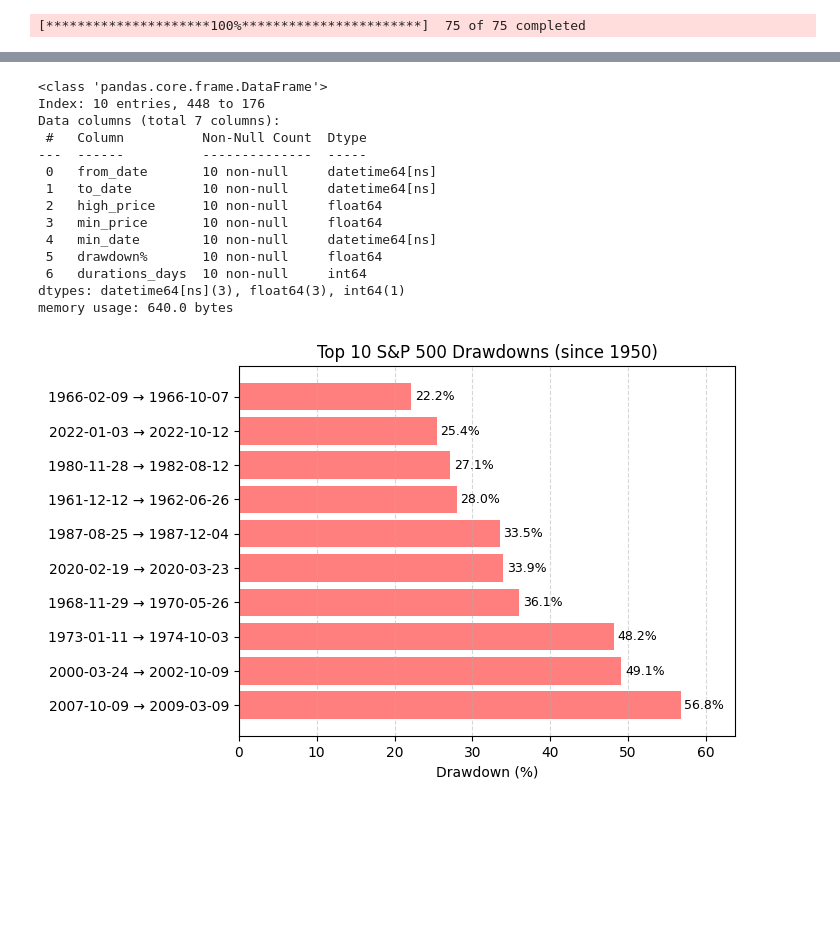
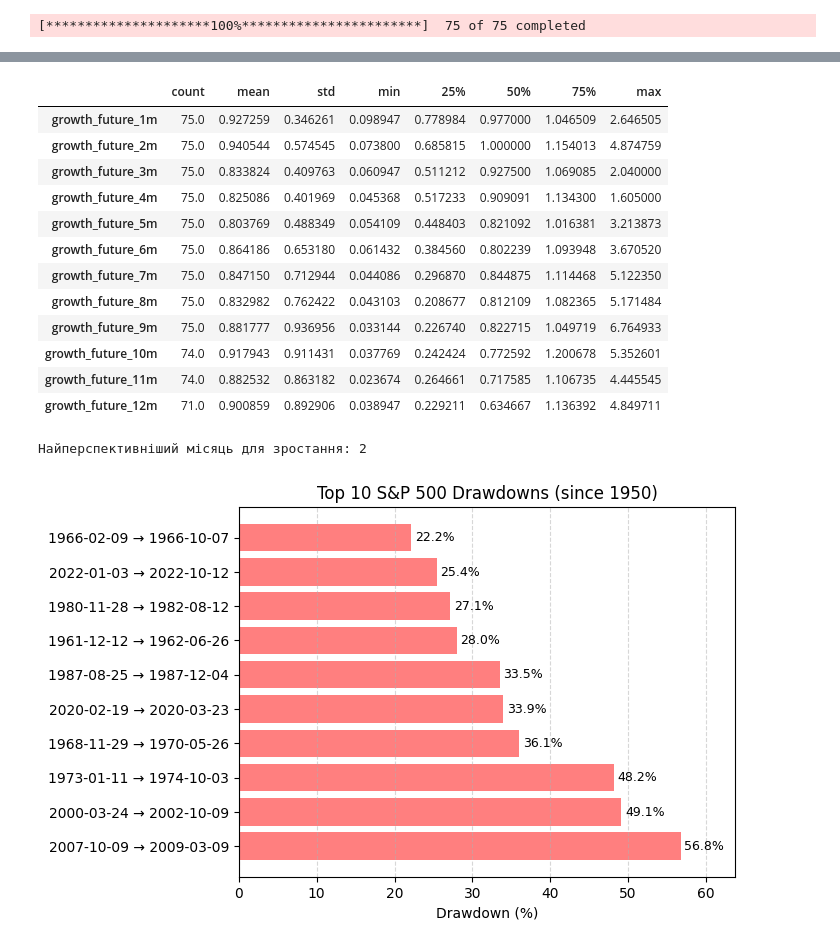
Before and after one commit to Jaguar838/stock-markets-analytics-zoomcamp, a Jupyter notebook: HW/2025/hw-02/hw-02.ipynb, the cells around one changed output, grey strips where cells are left out. Cells and saved outputs as stored; diff of their text form; code cells hidden in the pictures; blank space fills up the shorter version.

```diff
--- a/HW/2025/hw-02/hw-02.ipynb
+++ b/HW/2025/hw-02/hw-02.ipynb
@@ -745,20 +745,30 @@ stats_df
-# %%
-top_drawdowns.info()
-# %% [output]
-<class 'pandas.core.frame.DataFrame'>
-Index: 10 entries, 448 to 176
-Data columns (total 7 columns):
- #   Column          Non-Null Count  Dtype
----  ------          --------------  -----
- 0   from_date       10 non-null     datetime64[ns]
- 1   to_date         10 non-null     datetime64[ns]
- 2   high_price      10 non-null     float64
- 3   min_price       10 non-null     float64
- 4   min_date        10 non-null     datetime64[ns]
- 5   drawdown%       10 non-null     float64
- 6   durations_days  10 non-null     int64
-dtypes: datetime64[ns](3), float64(3), int64(1)
-memory usage: 640.0 bytes
+# %%
+growth_future_df[growth_cols].describe().T
+# %% [output]
+|  | count | mean | std | min | 25% | 50% | 75% | max |
+| growth_future_1m | 75.0 | 0.927259 | 0.346261 | 0.098947 | 0.778984 | 0.977000 | 1.046509 | 2.646505 |
+| growth_future_2m | 75.0 | 0.940544 | 0.574545 | 0.073800 | 0.685815 | 1.000000 | 1.154013 | 4.874759 |
+| growth_future_3m | 75.0 | 0.833824 | 0.409763 | 0.060947 | 0.511212 | 0.927500 | 1.069085 | 2.040000 |
+| growth_future_4m | 75.0 | 0.825086 | 0.401969 | 0.045368 | 0.517233 | 0.909091 | 1.134300 | 1.605000 |
+| growth_future_5m | 75.0 | 0.803769 | 0.488349 | 0.054109 | 0.448403 | 0.821092 | 1.016381 | 3.213873 |
+| growth_future_6m | 75.0 | 0.864186 | 0.653180 | 0.061432 | 0.384560 | 0.802239 | 1.093948 | 3.670520 |
+| growth_future_7m | 75.0 | 0.847150 | 0.712944 | 0.044086 | 0.296870 | 0.844875 | 1.114468 | 5.122350 |
+| growth_future_8m | 75.0 | 0.832982 | 0.762422 | 0.043103 | 0.208677 | 0.812109 | 1.082365 | 5.171484 |
+| growth_future_9m | 75.0 | 0.881777 | 0.936956 | 0.033144 | 0.226740 | 0.822715 | 1.049719 | 6.764933 |
+| growth_future_10m | 74.0 | 0.917943 | 0.911431 | 0.037769 | 0.242424 | 0.772592 | 1.200678 | 5.352601 |
+| growth_future_11m | 74.0 | 0.882532 | 0.863182 | 0.023674 | 0.264661 | 0.717585 | 1.106735 | 4.445545 |
+| growth_future_12m | 71.0 | 0.900859 | 0.892906 | 0.038947 | 0.229211 | 0.634667 | 1.136392 | 4.849711 |
+# %%
+# Обчислюємо середнє по кожному стовпцю
+mean_growths = growth_future_df[growth_cols].mean()
+
+# Знаходимо місяць із найбільшим середнім значенням
+best_month = mean_growths.idxmax()
+best_month_number = int(best_month.split('_')[2][0:-1])  # Витягуємо число з 'growth_future_3m'
+
+print(f"Найперспективніший місяць для зростання: {best_month_number}")
+# %% [output]
+Найперспективніший місяць для зростання: 2
 # %%
 # top_drawdowns = ath_dips_df.sort_values('Drawdown_%', ascending=False).head(10)
 
```
Also changed, not shown: parts of 8 cells of this notebook.
